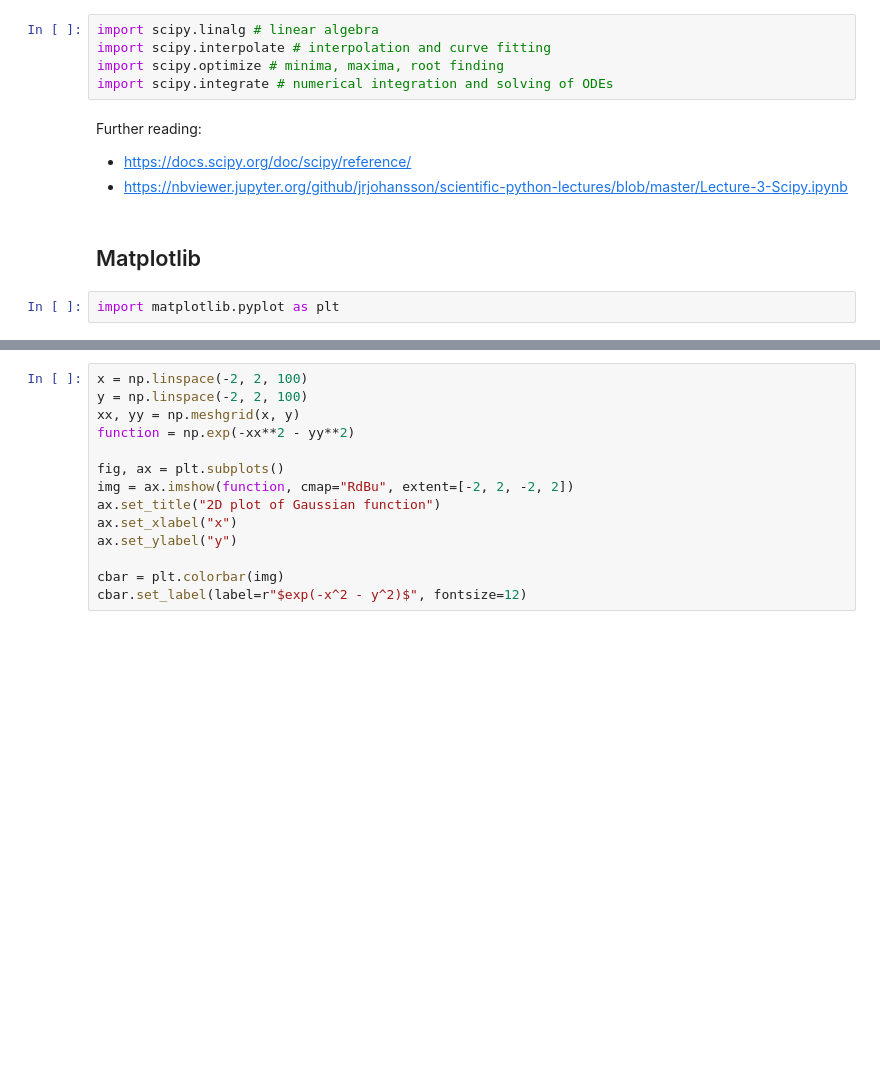
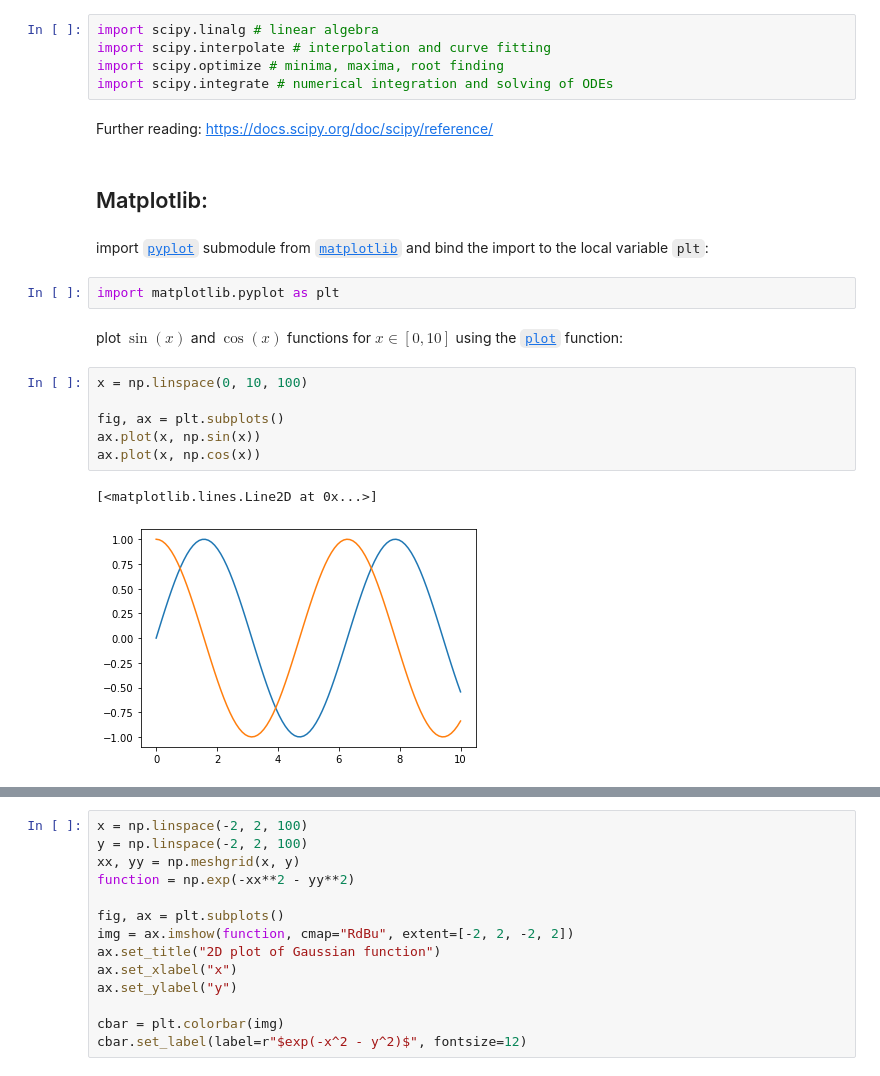
Before and after one commit to valenpe7/numerical_methods, a Jupyter notebook: lectures/01-introduction.ipynb, the cells around one changed output, grey strips where cells are left out. Cells and saved outputs as stored; diff of their text form; blank space fills up the shorter version.

```diff
--- a/lectures/01-introduction.ipynb
+++ b/lectures/01-introduction.ipynb
@@ -309,10 +453,21 @@ import scipy.interpolate # interpolation and curve fitting
 import scipy.optimize # minima, maxima, root finding
 import scipy.integrate # numerical integration and solving of ODEs
 # %% [markdown]
-Further reading:
-- https://docs.scipy.org/doc/scipy/reference/
-- https://nbviewer.jupyter.org/github/jrjohansson/scientific-python-lectures/blob/master/Lecture-3-Scipy.ipynb
+Further reading: https://docs.scipy.org/doc/scipy/reference/
 # %% [markdown]
-## Matplotlib
+## Matplotlib:
+# %% [markdown]
+import [`pyplot`]() submodule from [`matplotlib`](https://matplotlib.org/) and bind the import to the local variable `plt`:
 # %%
 import matplotlib.pyplot as plt
+# %% [markdown]
+plot $ \sin{(x)} $ and $ \cos{(x)} $ functions for $ x \in [0, 10] $ using the [`plot`](https://matplotlib.org/3.3.3/api/_as_gen/matplotlib.pyplot.plot.html) function:
+# %%
+x = np.linspace(0, 10, 100)
+
+fig, ax = plt.subplots()
+ax.plot(x, np.sin(x))
+ax.plot(x, np.cos(x))
+# %% [output]
+[<matplotlib.lines.Line2D at 0x...>]
+[figure, added]
```
Also changed, not shown: parts of 121 cells of this notebook.
